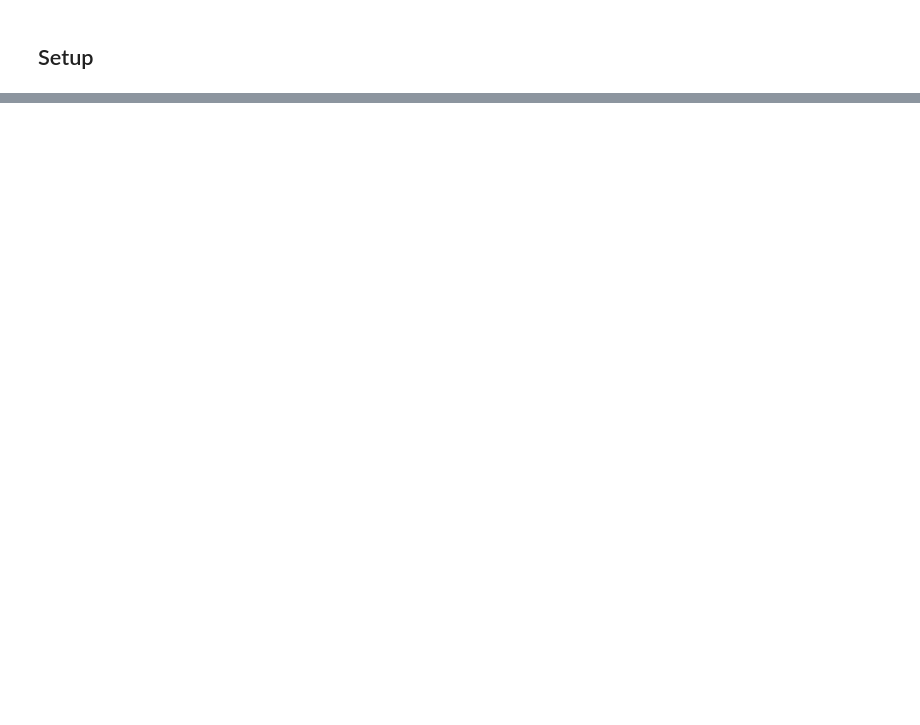
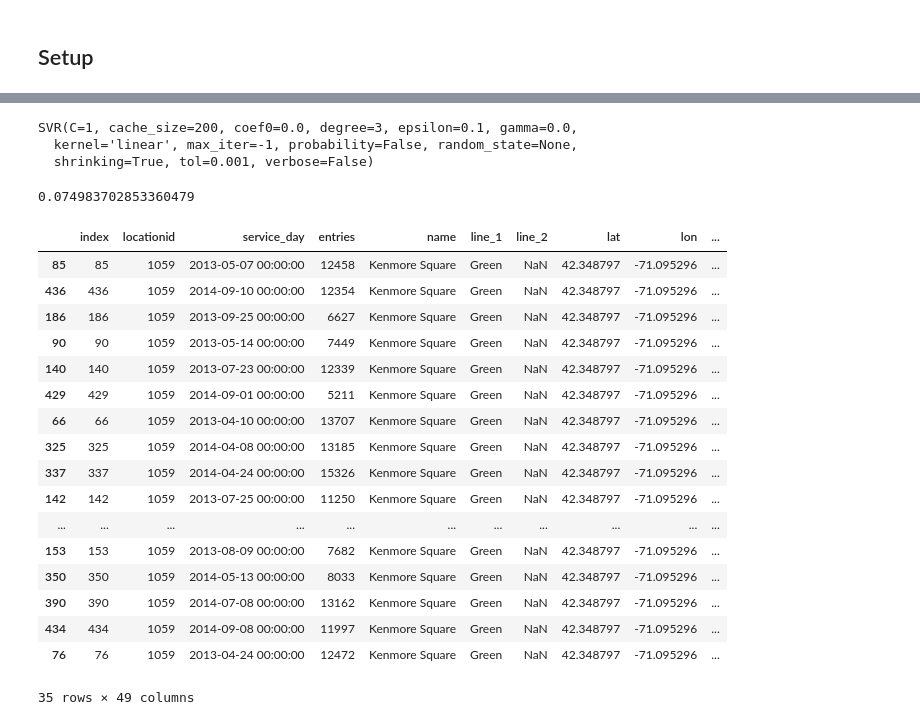
Before and after one commit to azampagl/harvard-capstone, a Jupyter notebook: src/prediction/daily_t_station/EntriesByDay-SVM.ipynb, the cells around one changed output, grey strips where cells are left out. Cells and saved outputs as stored; diff of their text form; code cells hidden in the pictures; blank space fills up the shorter version.

Commit message:
Added more to the SVM feature prediction notebook and fixed weather predictions.

```diff
--- a/src/prediction/daily_t_station/EntriesByDay-SVM.ipynb
+++ b/src/prediction/daily_t_station/EntriesByDay-SVM.ipynb
@@ -21,7 +21,7 @@ from sklearn.metrics import mean_squared_error
 # Setup.
 % matplotlib inline
 # %%
-data = pd.read_csv("mbta_daily_checkpoint03.csv", low_memory=False)
+data = pd.read_csv("../../../../data/mbta_daily.csv", low_memory=False)
 data.head()
 # %% [output]
 |  | locationid | service_day | entries | name | line_1 | line_2 | lat | lon | service_datetime | ... |
@@ -127,2 +50,0 @@ SVR(C=1, cache_size=200, coef0=0.0, degree=3, epsilon=0.1, gamma=0.0,
-# %% [markdown]
-#
@@ -128,0 +118,45 @@ SVR(C=1, cache_size=200, coef0=0.0, degree=3, epsilon=0.1, gamma=0.0,
+# %%
+#
+station = data[data['locationid'] == 1059]
+
+#x_cols = ['day_of_week_0', 'day_of_week_1', 'day_of_week_2', 'day_of_week_3', 'day_of_week_4', 'entries_weeks_ago_1', 'entries_weeks_ago_2', 'entries_weeks_ago_3']
+x_cols = ['day_of_week_0', 'day_of_week_1', 'day_of_week_2', 'day_of_week_3', 'day_of_week_4', 'entries_weeks_ago_1']
+#x_cols = ['entries_weeks_ago_1', 'entries_weeks_ago_2']
+
+predictor = svm.SVR()
+parameters = {'kernel': ('linear', 'rbf'), 'C': range(1, 2)}
+
+#predictor = linear_model.LinearRegression()
+#parameters = {}
+
+model, apes, outliers = predict(station, x_cols, predictor, parameters, .2, 0, True)
+print(model)
+# %% [output]
+SVR(C=1, cache_size=200, coef0=0.0, degree=3, epsilon=0.1, gamma=0.0,
+  kernel='linear', max_iter=-1, probability=False, random_state=None,
+  shrinking=True, tol=0.001, verbose=False)
+# %%
+np.mean(apes)
+# %% [output]
+0.074983702853360479
+# %%
+outliers
+# %% [output]
+|  | index | locationid | service_day | entries | name | line_1 | line_2 | lat | lon | ... |
+| 85 | 85 | 1059 | 2013-05-07 00:00:00 | 12458 | Kenmore Square | Green | NaN | 42.348797 | -71.095296 | ... |
+| 436 | 436 | 1059 | 2014-09-10 00:00:00 | 12354 | Kenmore Square | Green | NaN | 42.348797 | -71.095296 | ... |
+| 186 | 186 | 1059 | 2013-09-25 00:00:00 | 6627 | Kenmore Square | Green | NaN | 42.348797 | -71.095296 | ... |
+| 90 | 90 | 1059 | 2013-05-14 00:00:00 | 7449 | Kenmore Square | Green | NaN | 42.348797 | -71.095296 | ... |
+| 140 | 140 | 1059 | 2013-07-23 00:00:00 | 12339 | Kenmore Square | Green | NaN | 42.348797 | -71.095296 | ... |
+| 429 | 429 | 1059 | 2014-09-01 00:00:00 | 5211 | Kenmore Square | Green | NaN | 42.348797 | -71.095296 | ... |
+| 66 | 66 | 1059 | 2013-04-10 00:00:00 | 13707 | Kenmore Square | Green | NaN | 42.348797 | -71.095296 | ... |
+| 325 | 325 | 1059 | 2014-04-08 00:00:00 | 13185 | Kenmore Square | Green | NaN | 42.348797 | -71.095296 | ... |
+| 337 | 337 | 1059 | 2014-04-24 00:00:00 | 15326 | Kenmore Square | Green | NaN | 42.348797 | -71.095296 | ... |
+| 142 | 142 | 1059 | 2013-07-25 00:00:00 | 11250 | Kenmore Square | Green | NaN | 42.348797 | -71.095296 | ... |
+| ... | ... | ... | ... | ... | ... | ... | ... | ... | ... | ... |
+| 153 | 153 | 1059 | 2013-08-09 00:00:00 | 7682 | Kenmore Square | Green | NaN | 42.348797 | -71.095296 | ... |
+| 350 | 350 | 1059 | 2014-05-13 00:00:00 | 8033 | Kenmore Square | Green | NaN | 42.348797 | -71.095296 | ... |
+| 390 | 390 | 1059 | 2014-07-08 00:00:00 | 13162 | Kenmore Square | Green | NaN | 42.348797 | -71.095296 | ... |
+| 434 | 434 | 1059 | 2014-09-08 00:00:00 | 11997 | Kenmore Square | Green | NaN | 42.348797 | -71.095296 | ... |
+| 76 | 76 | 1059 | 2013-04-24 00:00:00 | 12472 | Kenmore Square | Green | NaN | 42.348797 | -71.095296 | ... |
+35 rows × 49 columns
```
Also changed, not shown: parts of 6 cells of this notebook, 2 other files.
